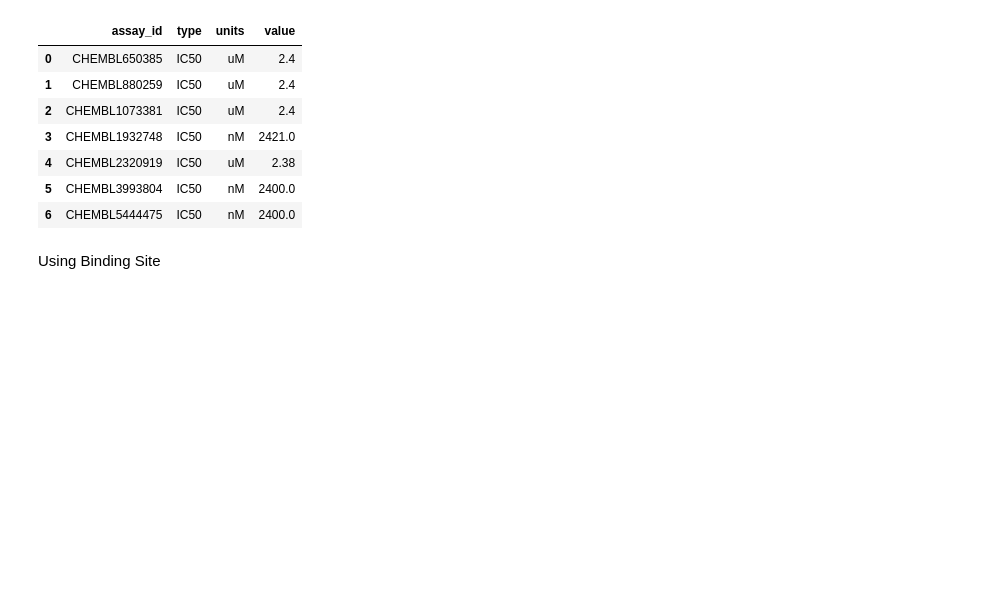
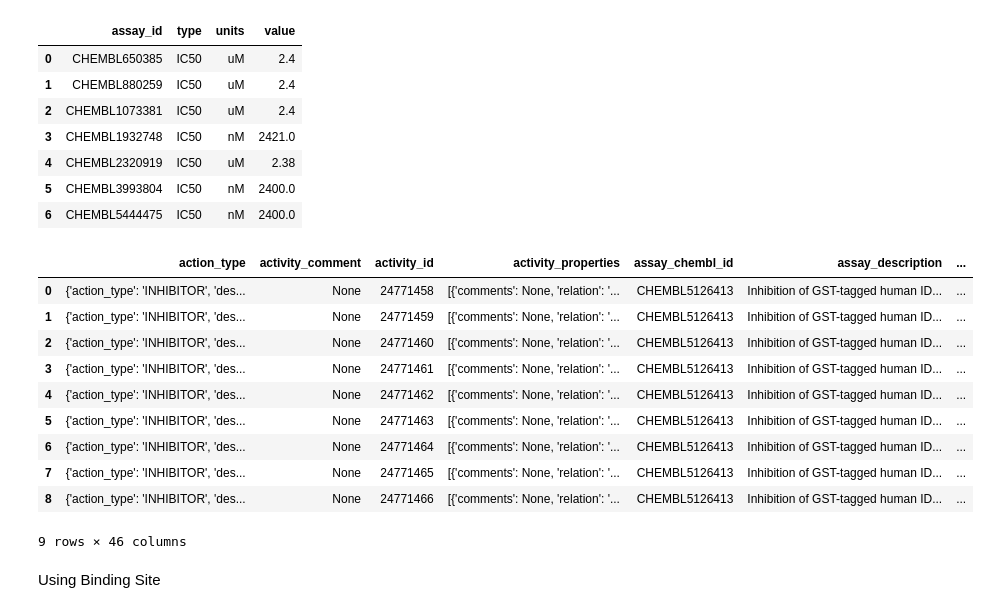
Before and after one commit to kren-ai-lab/silk-route, a Jupyter notebook: examples/API_usage_demo.ipynb, the cells around one changed output. Drawn from its saved outputs; the diff is of its cells as text; code cells hidden in the pictures; blank space fills up the shorter version.

```diff
--- a/examples/API_usage_demo.ipynb
+++ b/examples/API_usage_demo.ipynb
@@ -795,6 +824,27 @@ response
 | 4 | CHEMBL2320919 | IC50 | uM | 2.38 |
 | 5 | CHEMBL3993804 | IC50 | nM | 2400.0 |
 | 6 | CHEMBL5444475 | IC50 | nM | 2400.0 |
+# %%
+response, _ = instance.fetch_single(
+    query={"target_chembl_id": "CHEMBL5169197"},
+    method="activity",
+    pages_to_fetch=1,
+    parse=False,
+    to_dataframe=True
+)
+response
+# %% [output]
+|  | action_type | activity_comment | activity_id | activity_properties | assay_chembl_id | assay_description | ... |
+| 0 | {'action_type': 'INHIBITOR', 'des... | None | 24771458 | [{'comments': None, 'relation': '... | CHEMBL5126413 | Inhibition of GST-tagged human ID... | ... |
+| 1 | {'action_type': 'INHIBITOR', 'des... | None | 24771459 | [{'comments': None, 'relation': '... | CHEMBL5126413 | Inhibition of GST-tagged human ID... | ... |
+| 2 | {'action_type': 'INHIBITOR', 'des... | None | 24771460 | [{'comments': None, 'relation': '... | CHEMBL5126413 | Inhibition of GST-tagged human ID... | ... |
+| 3 | {'action_type': 'INHIBITOR', 'des... | None | 24771461 | [{'comments': None, 'relation': '... | CHEMBL5126413 | Inhibition of GST-tagged human ID... | ... |
+| 4 | {'action_type': 'INHIBITOR', 'des... | None | 24771462 | [{'comments': None, 'relation': '... | CHEMBL5126413 | Inhibition of GST-tagged human ID... | ... |
+| 5 | {'action_type': 'INHIBITOR', 'des... | None | 24771463 | [{'comments': None, 'relation': '... | CHEMBL5126413 | Inhibition of GST-tagged human ID... | ... |
+| 6 | {'action_type': 'INHIBITOR', 'des... | None | 24771464 | [{'comments': None, 'relation': '... | CHEMBL5126413 | Inhibition of GST-tagged human ID... | ... |
+| 7 | {'action_type': 'INHIBITOR', 'des... | None | 24771465 | [{'comments': None, 'relation': '... | CHEMBL5126413 | Inhibition of GST-tagged human ID... | ... |
+| 8 | {'action_type': 'INHIBITOR', 'des... | None | 24771466 | [{'comments': None, 'relation': '... | CHEMBL5126413 | Inhibition of GST-tagged human ID... | ... |
+9 rows × 46 columns
 # %% [markdown]
 Using Binding Site
 # %%
```
Also changed, not shown: parts of 14 cells of this notebook, 17 other files.
